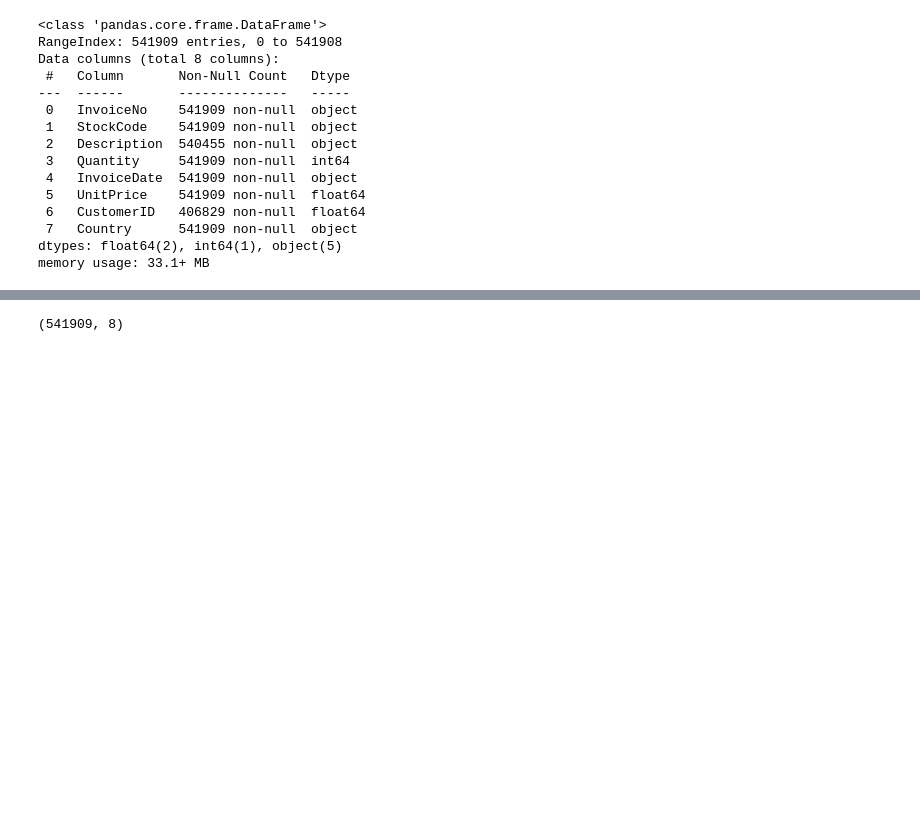
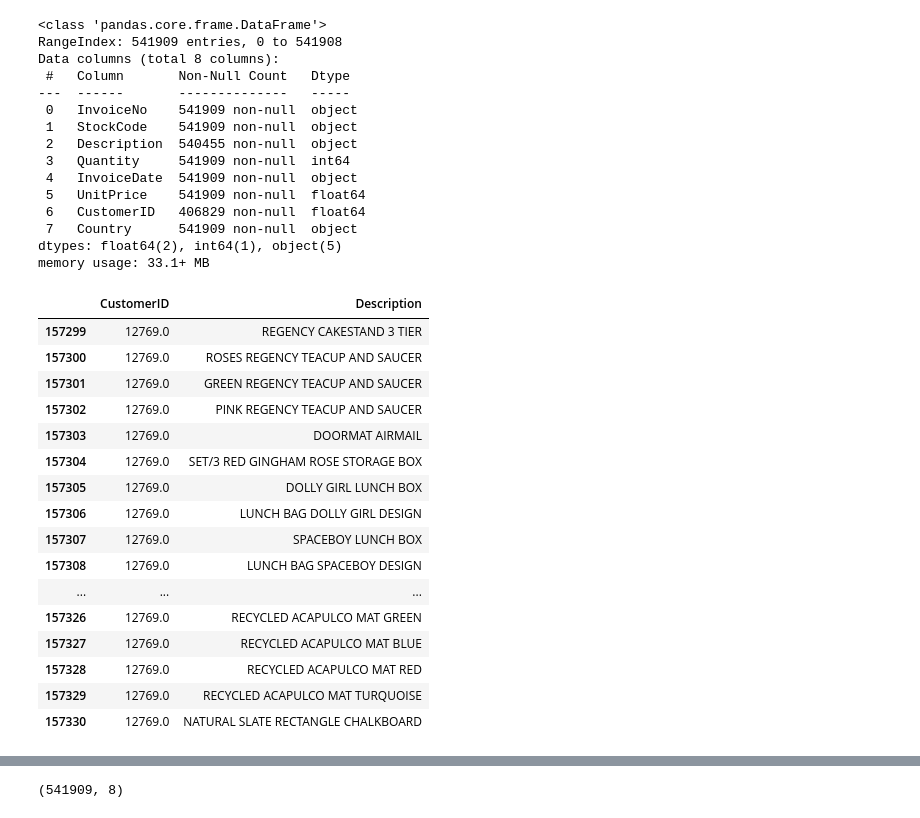
Before and after one commit to Ayush080-bct/E-commerce-Data-Analysis, a Jupyter notebook: notebook/01_data_cleaning.ipynb, the cells around one changed output, grey strips where cells are left out. Saved outputs shown, nothing was run; the diff lists cells and outputs as text; code cells hidden in the pictures; blank space fills up the shorter version.

```diff
--- a/notebook/01_data_cleaning.ipynb
+++ b/notebook/01_data_cleaning.ipynb
@@ -43,3 +121,23 @@ Data columns (total 8 columns):
  7   Country      541909 non-null  object
 dtypes: float64(2), int64(1), object(5)
 memory usage: 33.1+ MB
+# %%
+df.loc[df['Country']=='Brazil',['CustomerID','Description']]
+# %% [output]
+|  | CustomerID | Description |
+| 157299 | 12769.0 | REGENCY CAKESTAND 3 TIER |
+| 157300 | 12769.0 | ROSES REGENCY TEACUP AND SAUCER |
+| 157301 | 12769.0 | GREEN REGENCY TEACUP AND SAUCER |
+| 157302 | 12769.0 | PINK REGENCY TEACUP AND SAUCER |
+| 157303 | 12769.0 | DOORMAT AIRMAIL |
+| 157304 | 12769.0 | SET/3 RED GINGHAM ROSE STORAGE BOX |
+| 157305 | 12769.0 | DOLLY GIRL LUNCH BOX |
+| 157306 | 12769.0 | LUNCH BAG DOLLY GIRL DESIGN |
+| 157307 | 12769.0 | SPACEBOY LUNCH BOX |
+| 157308 | 12769.0 | LUNCH BAG SPACEBOY DESIGN |
+| ... | ... | ... |
+| 157326 | 12769.0 | RECYCLED ACAPULCO MAT GREEN |
+| 157327 | 12769.0 | RECYCLED ACAPULCO MAT BLUE |
+| 157328 | 12769.0 | RECYCLED ACAPULCO MAT RED |
+| 157329 | 12769.0 | RECYCLED ACAPULCO MAT TURQUOISE |
+| 157330 | 12769.0 | NATURAL SLATE RECTANGLE CHALKBOARD |
```
Also changed, not shown: parts of 7 cells of this notebook, 1 other file.
